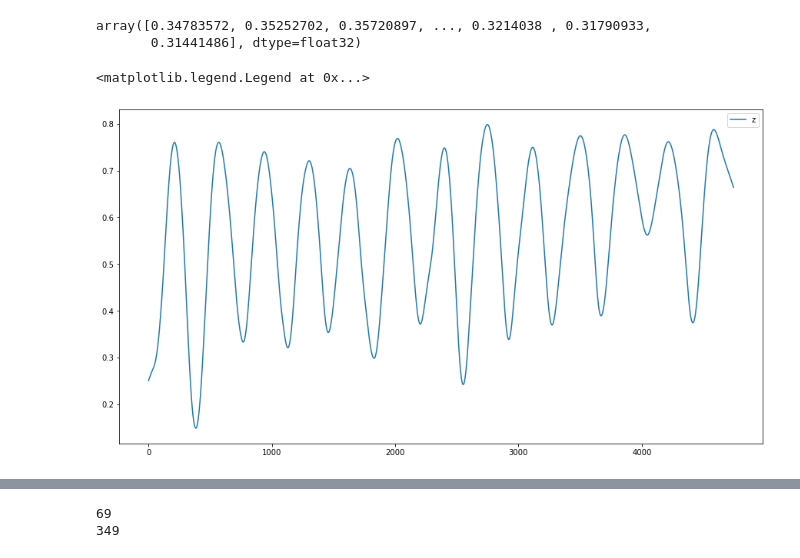
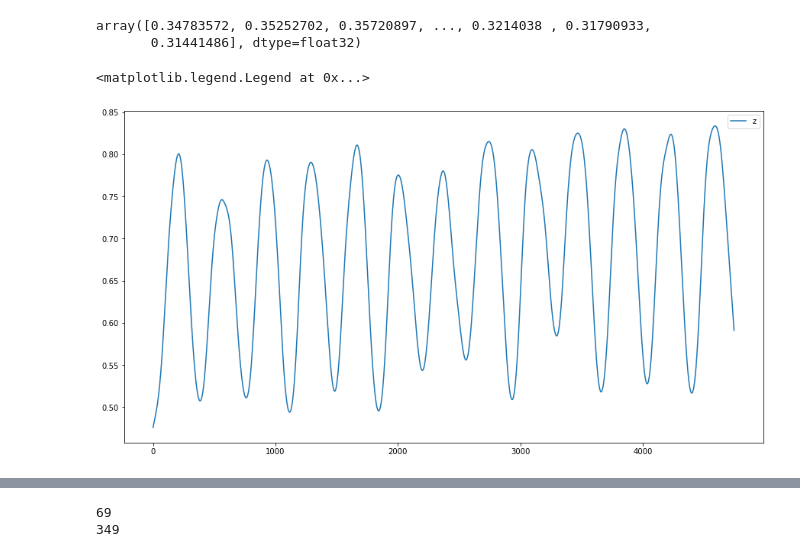
Before and after one commit to satlawa/proj_time_series_analysis, a Jupyter notebook: analyse.ipynb, the cells around one changed output, grey strips where cells are left out. Saved outputs shown, nothing was run; the diff lists cells and outputs as text; code cells hidden in the pictures.

```diff
--- a/analyse.ipynb
+++ b/analyse.ipynb
@@ -12,8 +12,8 @@ hdf5_modis = h5py.File(path_hdf5, 'r')
 # %%
 # path to hdf5 file
-#path_hdf5 = '/home/philipp/Data/modis/modis_smooth.h5'
+path_hdf5 = '/home/philipp/Data/modis/modis_smooth.h5'
 
-#hdf5_modis = h5py.File(path_hdf5, 'r')
+hdf5_modis = h5py.File(path_hdf5, 'r')
 # %%
 wht = hdf5_modis['whittaker']
 # %%
@@ -27,11 +27,11 @@ np.save('/home/philipp/Data/modis/modis_90_500.npy', whit)
 # %%
 # plot time series of pixel
 fig, ax = plt.subplots(figsize=(15, 8))
-ax.plot(wht[90,500,:], label='z')
+ax.plot(wht[650,704,:], label='z')
 ax.legend()
 # %% [output]
 <matplotlib.legend.Legend at 0x...>
-[figure, old version]
+[figure, new version]
 # %%
 x = 0
 y = 365
```
Also changed, not shown: parts of 34 cells of this notebook.
